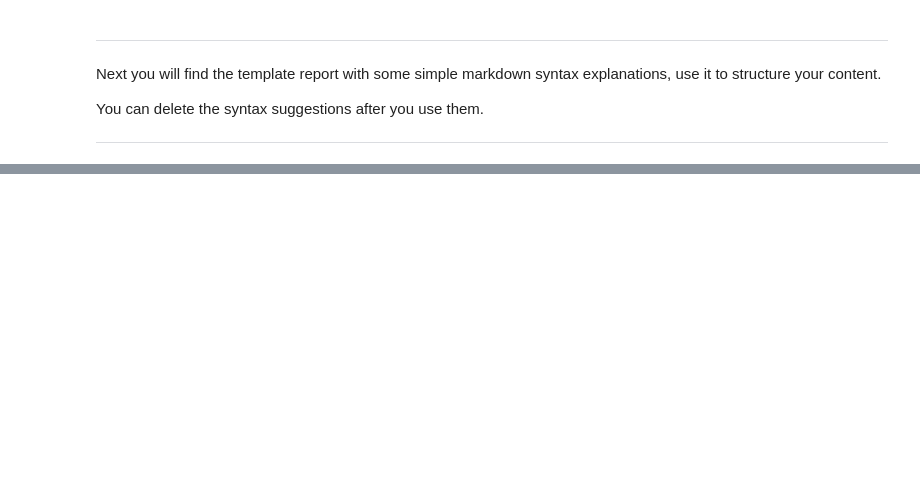
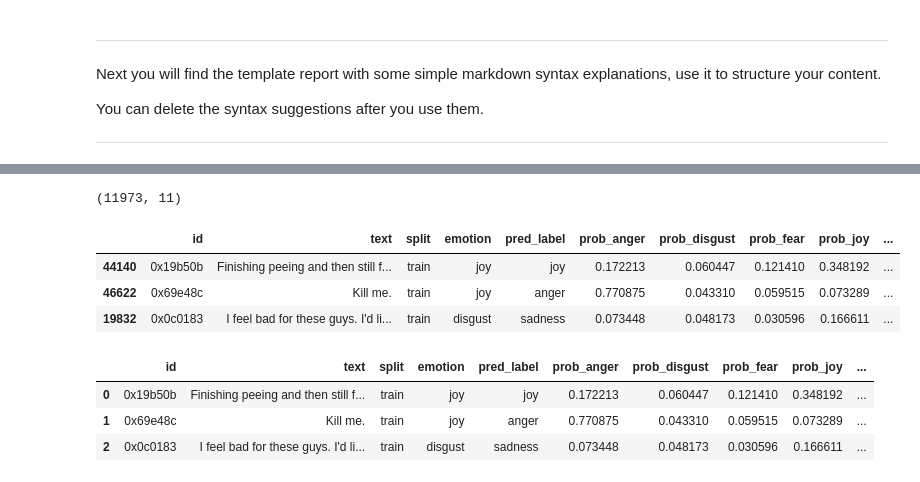
Before and after one commit to huang-chen-wei/DM2025-Lab2-Exercise, a Jupyter notebook: DM2025-Lab2-Homework.ipynb, the cells around one changed output, grey strips where cells are left out. Saved outputs shown, nothing was run; the diff lists cells and outputs as text; code cells hidden in the pictures; blank space fills up the shorter version.

```diff
--- a/DM2025-Lab2-Homework.ipynb
+++ b/DM2025-Lab2-Homework.ipynb
@@ -1894,0 +913,8 @@ KeyError: 'id'
+# %%
+df_test_distilroberta_base_pseudo = predict_with_probs(trainer=trainer,
+                                                       train_or_test_ds=test_ds_pseudo,
+                                                       train_or_test_df=test_df_pseudo,
+                                                       id2label=id2label)
+print(df_test_distilroberta_base_pseudo.shape)
+df_test_distilroberta_base_pseudo.head(3)
+# %% [output]
@@ -1894,0 +922,5 @@ KeyError: 'id'
+(11973, 11)
+|  | id | text | split | emotion | pred_label | prob_anger | prob_disgust | prob_fear | prob_joy | ... |
+| 44140 | 0x19b50b | Finishing peeing and then still f... | train | joy | joy | 0.172213 | 0.060447 | 0.121410 | 0.348192 | ... |
+| 46622 | 0x69e48c | Kill me. | train | joy | anger | 0.770875 | 0.043310 | 0.059515 | 0.073289 | ... |
+| 19832 | 0x0c0183 | I feel bad for these guys. I'd li... | train | disgust | sadness | 0.073448 | 0.048173 | 0.030596 | 0.166611 | ... |
@@ -1894,0 +933,15 @@ KeyError: 'id'
+# %%
+# Load results
+import pandas as pd
+
+result_PATH = r"C:\Users\chenw\Class_DataMining\DM2025Labs\DM2025-Lab2-Exercise\results\task-emotion-recognition"
+df_train_distilroberta_base_pseudo = pd.read_csv(f"{result_PATH}/df_train_distilroberta_base_pseudo.csv")
+df_test_distilroberta_base = pd.read_csv(f"{result_PATH}/df_test_distilroberta_base_pseudo.csv")
+y_train_pred_distilroberta_base = df_train_distilroberta_base_pseudo["pred_label"].to_numpy()
+y_test_pred_distilroberta_base = df_test_distilroberta_base["pred_label"].to_numpy()
+df_test_distilroberta_base.head(3)
+# %% [output]
+|  | id | text | split | emotion | pred_label | prob_anger | prob_disgust | prob_fear | prob_joy | ... |
+| 0 | 0x19b50b | Finishing peeing and then still f... | train | joy | joy | 0.172213 | 0.060447 | 0.121410 | 0.348192 | ... |
+| 1 | 0x69e48c | Kill me. | train | joy | anger | 0.770875 | 0.043310 | 0.059515 | 0.073289 | ... |
+| 2 | 0x0c0183 | I feel bad for these guys. I'd li... | train | disgust | sadness | 0.073448 | 0.048173 | 0.030596 | 0.166611 | ... |
```
Also changed, not shown: parts of 123 cells of this notebook, 7 other files.
